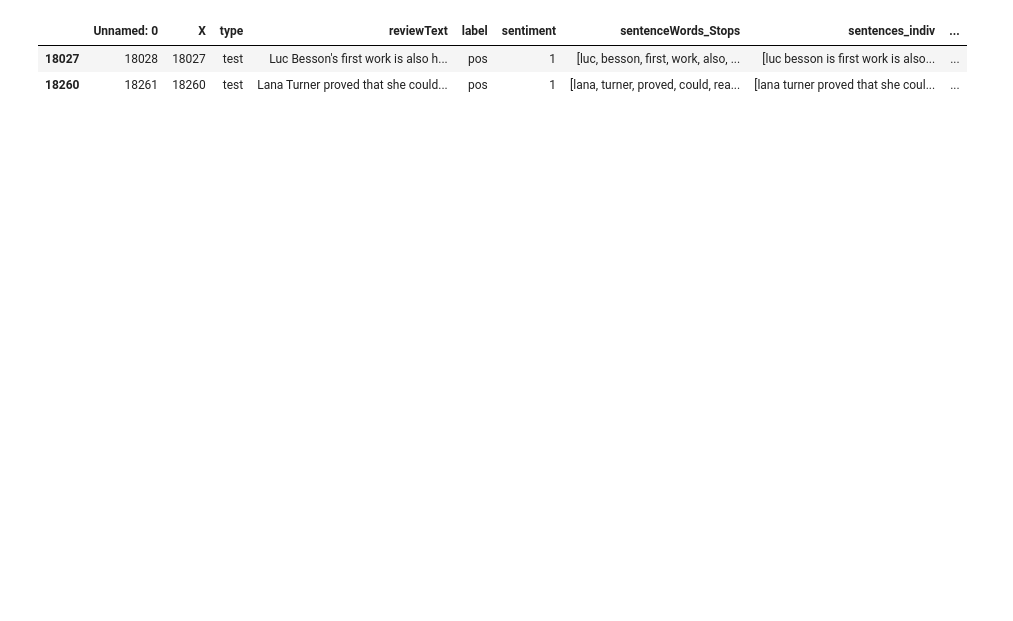
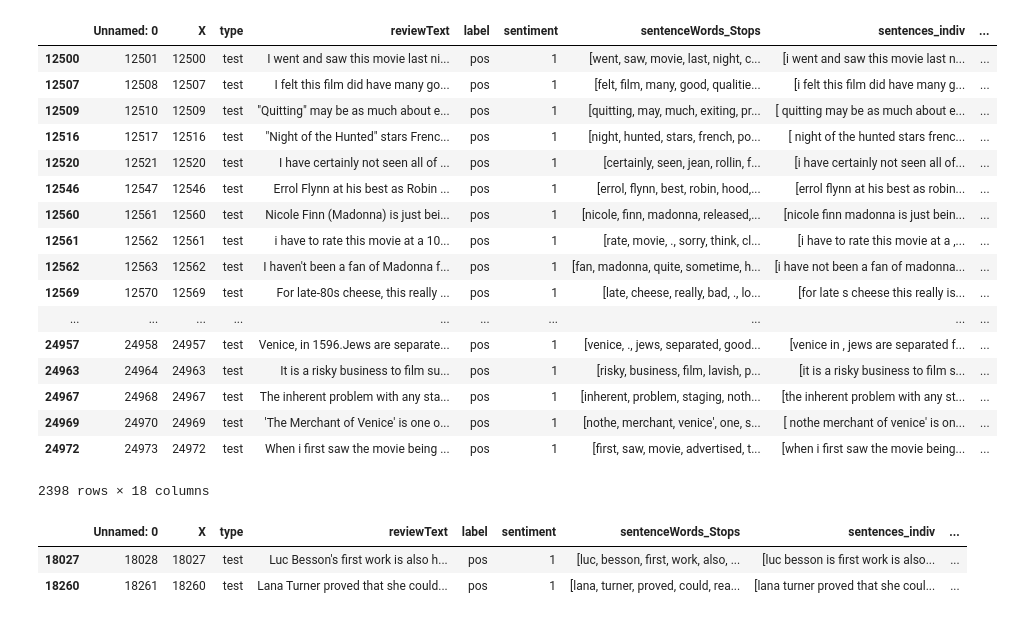
Before and after one commit to lance-miles/w266FinalProject-Amazon, a Jupyter notebook: Notebook/Amazon Reviews - Error Analysis.ipynb, the cells around one changed output. Saved outputs shown, nothing was run; the diff lists cells and outputs as text; code cells hidden in the pictures; blank space fills up the shorter version.

```diff
--- a/Notebook/Amazon Reviews - Error Analysis.ipynb
+++ b/Notebook/Amazon Reviews - Error Analysis.ipynb
@@ -52,3 +45,24 @@ imdb_reviews
+# %%
+imdb_reviews.loc[(imdb_reviews.sentiment == 1) & (imdb_reviews.CNN_w2V_USE < 0.5)]
+# %% [output]
+|  | Unnamed: 0 | X | type | reviewText | label | sentiment | sentenceWords_Stops | sentences_indiv | ... |
+| 12500 | 12501 | 12500 | test | I went and saw this movie last ni... | pos | 1 | [went, saw, movie, last, night, c... | [i went and saw this movie last n... | ... |
+| 12507 | 12508 | 12507 | test | I felt this film did have many go... | pos | 1 | [felt, film, many, good, qualitie... | [i felt this film did have many g... | ... |
+| 12509 | 12510 | 12509 | test | "Quitting" may be as much about e... | pos | 1 | [quitting, may, much, exiting, pr... | [ quitting may be as much about e... | ... |
+| 12516 | 12517 | 12516 | test | "Night of the Hunted" stars Frenc... | pos | 1 | [night, hunted, stars, french, po... | [ night of the hunted stars frenc... | ... |
+| 12520 | 12521 | 12520 | test | I have certainly not seen all of ... | pos | 1 | [certainly, seen, jean, rollin, f... | [i have certainly not seen all of... | ... |
+| 12546 | 12547 | 12546 | test | Errol Flynn at his best as Robin ... | pos | 1 | [errol, flynn, best, robin, hood,... | [errol flynn at his best as robin... | ... |
+| 12560 | 12561 | 12560 | test | Nicole Finn (Madonna) is just bei... | pos | 1 | [nicole, finn, madonna, released,... | [nicole finn madonna is just bein... | ... |
+| 12561 | 12562 | 12561 | test | i have to rate this movie at a 10... | pos | 1 | [rate, movie, ., sorry, think, cl... | [i have to rate this movie at a ,... | ... |
+| 12562 | 12563 | 12562 | test | I haven't been a fan of Madonna f... | pos | 1 | [fan, madonna, quite, sometime, h... | [i have not been a fan of madonna... | ... |
+| 12569 | 12570 | 12569 | test | For late-80s cheese, this really ... | pos | 1 | [late, cheese, really, bad, ., lo... | [for late s cheese this really is... | ... |
+| ... | ... | ... | ... | ... | ... | ... | ... | ... | ... |
+| 24957 | 24958 | 24957 | test | Venice, in 1596.Jews are separate... | pos | 1 | [venice, ., jews, separated, good... | [venice in , jews are separated f... | ... |
+| 24963 | 24964 | 24963 | test | It is a risky business to film su... | pos | 1 | [risky, business, film, lavish, p... | [it is a risky business to film s... | ... |
+| 24967 | 24968 | 24967 | test | The inherent problem with any sta... | pos | 1 | [inherent, problem, staging, noth... | [the inherent problem with any st... | ... |
+| 24969 | 24970 | 24969 | test | 'The Merchant of Venice' is one o... | pos | 1 | [nothe, merchant, venice', one, s... | [ nothe merchant of venice' is on... | ... |
+| 24972 | 24973 | 24972 | test | When i first saw the movie being ... | pos | 1 | [first, saw, movie, advertised, t... | [when i first saw the movie being... | ... |
+2398 rows × 18 columns
 # %%
 imdb_reviews['w2V_diff'] = imdb_reviews['CNN_w2V'] - imdb_reviews['CNN_w2V_USE']
 df = imdb_reviews.sort_values(by=['w2V_diff'])
```
Also changed, not shown: parts of 3 cells of this notebook.
